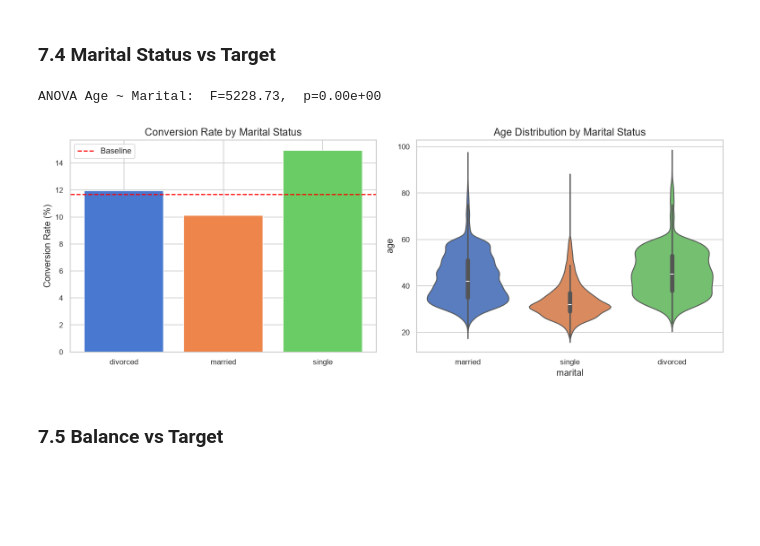
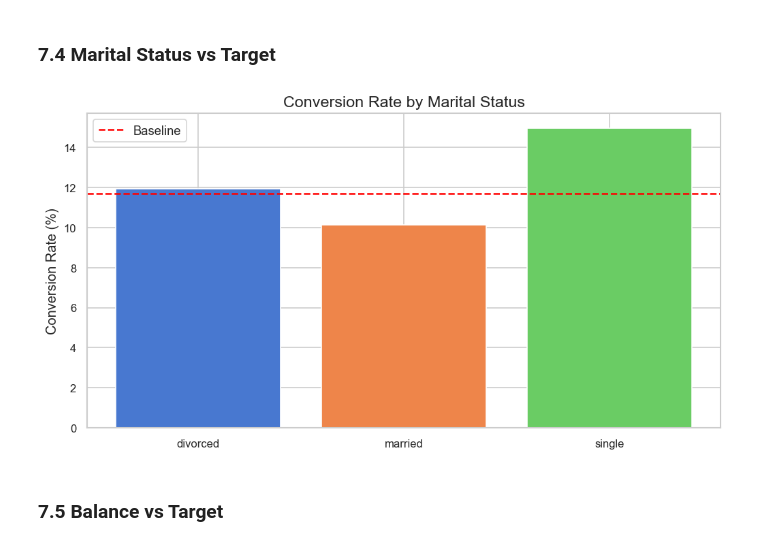
Before and after one commit to AlokYadav310703/Bank-Marketing, a Jupyter notebook: notebook/01_eda.ipynb, the cells around one changed output. Saved outputs shown, nothing was run; the diff lists cells and outputs as text; code cells hidden in the pictures; blank space fills up the shorter version.

```diff
--- a/notebook/01_eda.ipynb
+++ b/notebook/01_eda.ipynb
@@ -472,33 +518,21 @@ Chi-square test: chi2=238.92, p=1.63e-51, dof=3
 # %% [markdown]
 ### 7.4 Marital Status vs Target
 # %%
-fig, axes = plt.subplots(1, 2, figsize=(13, 5))
-
 # Conversion rate
 mar_acc = (
     df.groupby('marital')
     .agg(total=('y','count'), converted=('y', lambda x: (x=='yes').sum()))
     .assign(conv_rate=lambda x: x['converted']/x['total']*100)
     .reset_index()
 )
-axes[0].bar(mar_acc['marital'], mar_acc['conv_rate'], color=sns.color_palette('muted',3), edgecolor='white')
-axes[0].axhline(BASELINE_CONVERSION, color='red', linestyle='--', label=f'Baseline')
-axes[0].set_title('Conversion Rate by Marital Status')
-axes[0].set_ylabel('Conversion Rate (%)')
-axes[0].legend()
-
-# Age distribution per marital status
-sns.violinplot(x='marital', y='age', data=df, palette='muted', ax=axes[1])
-axes[1].set_title('Age Distribution by Marital Status')
-
-groups = [grp['age'] for _, grp in df.groupby('marital')]
-f_stat, p_val = f_oneway(*groups)
-print(f"ANOVA Age ~ Marital:  F={f_stat:.2f},  p={p_val:.2e}")
-plt.tight_layout()
+plt.bar(mar_acc['marital'], mar_acc['conv_rate'], color=sns.color_palette('muted',3), edgecolor='white')
+plt.axhline(BASELINE_CONVERSION, color='red', linestyle='--', label=f'Baseline')
+plt.title('Conversion Rate by Marital Status')
+plt.ylabel('Conversion Rate (%)')
+plt.legend()
 plt.show()
 # %% [output]
-ANOVA Age ~ Marital:  F=5228.73,  p=0.00e+00
-[figure, old version]
+[figure, new version]
 # %% [markdown]
 ### 7.5 Balance vs Target
 # %%
```
Also changed, not shown: parts of 16 cells of this notebook.
